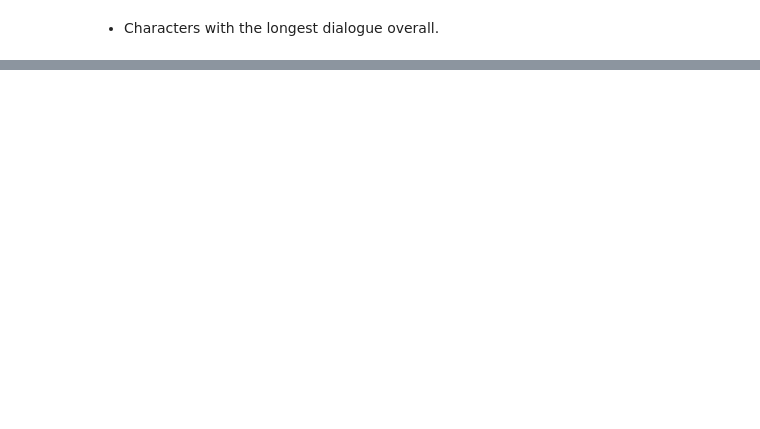
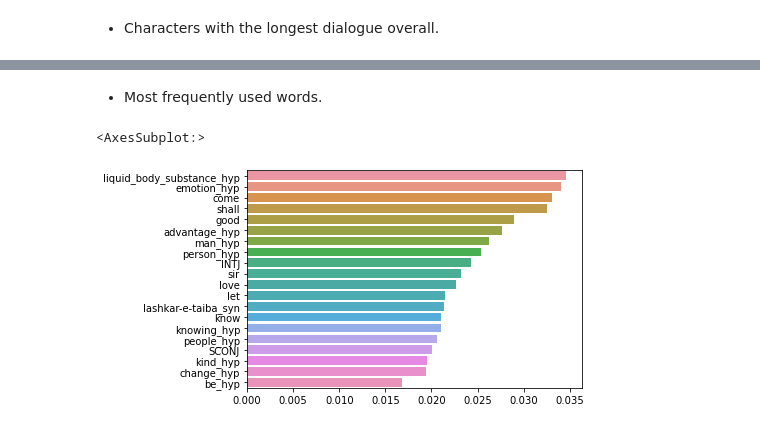
Before and after one commit to Avanyali/Shakespeare_Deaths, a Jupyter notebook: notebooks/ShakespeareanDeaths_Step4_DataExploration.ipynb, the cells around one changed output, grey strips where cells are left out. Drawn from its saved outputs; the diff is of its cells as text; code cells hidden in the pictures; blank space fills up the shorter version.

```diff
--- a/notebooks/ShakespeareanDeaths_Step4_DataExploration.ipynb
+++ b/notebooks/ShakespeareanDeaths_Step4_DataExploration.ipynb
@@ -84,0 +144,9 @@ temp[-5:]
+# %% [markdown]
+- Most frequently used words.
+# %%
+mean_keys = list(line_stats.loc['mean'].sort_values(ascending = False).to_dict().keys())
+mean_values = list(line_stats.loc['mean'].sort_values(ascending = False).to_dict().values())
+sns.barplot(y = mean_keys[18:38], x = mean_values[18:38])
+# %% [output]
+<AxesSubplot:>
+[figure, added]
```
Also changed, not shown: parts of 28 cells of this notebook, 2 other files.
